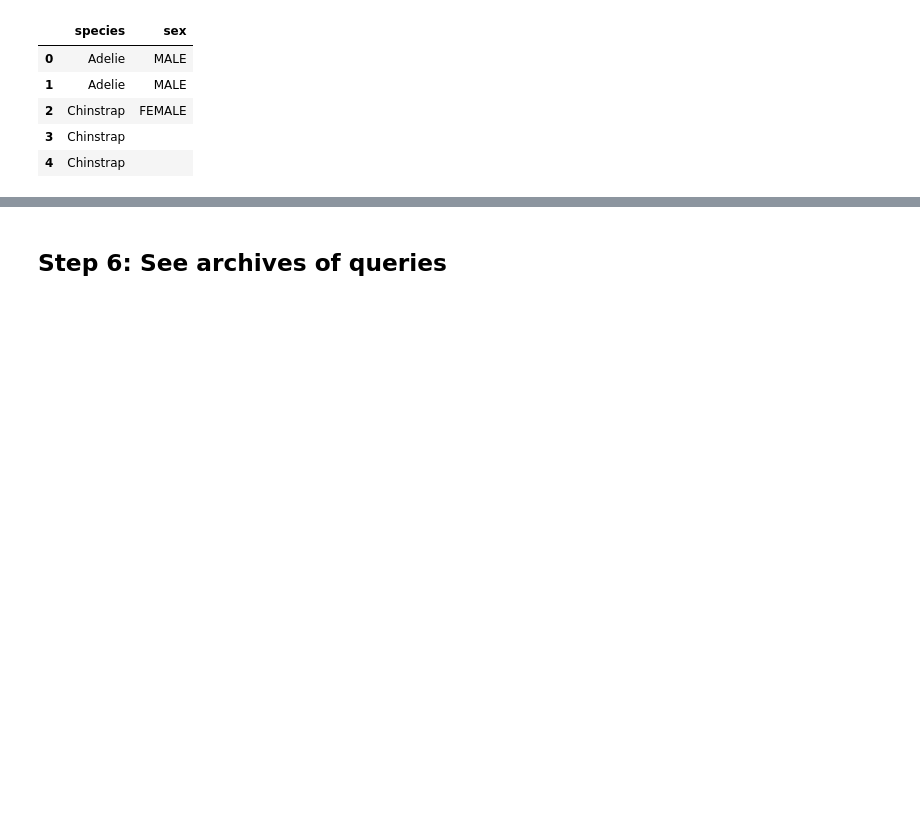
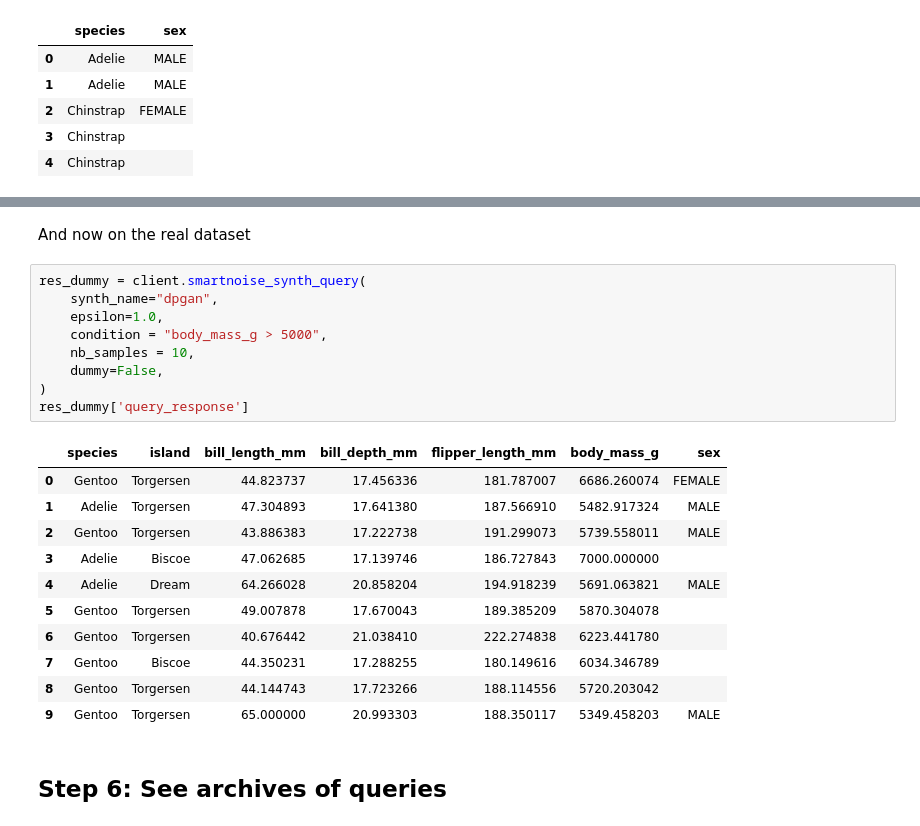
Before and after one commit to dscc-admin-ch/lomas, a Jupyter notebook: client/notebooks/Demo_Client_Notebook_Smartnoise-Synth.ipynb, the cells around one changed output, grey strips where cells are left out. Drawn from its saved outputs; the diff is of its cells as text; blank space fills up the shorter version.

```diff
--- a/client/notebooks/Demo_Client_Notebook_Smartnoise-Synth.ipynb
+++ b/client/notebooks/Demo_Client_Notebook_Smartnoise-Synth.ipynb
@@ -352,3 +504,26 @@ Server error status 422: {"ExternalLibraryException":"Error fitting model: sampl
+# %% [markdown]
+And now on the real dataset
+# %%
+res_dummy = client.smartnoise_synth_query(
+    synth_name="dpgan",
+    epsilon=1.0,
+    condition = "body_mass_g > 5000",
+    nb_samples = 10,
+    dummy=False,
+)
+res_dummy['query_response']
+# %% [output]
+|  | species | island | bill_length_mm | bill_depth_mm | flipper_length_mm | body_mass_g | sex |
+| 0 | Gentoo | Torgersen | 44.823737 | 17.456336 | 181.787007 | 6686.260074 | FEMALE |
+| 1 | Adelie | Torgersen | 47.304893 | 17.641380 | 187.566910 | 5482.917324 | MALE |
+| 2 | Gentoo | Torgersen | 43.886383 | 17.222738 | 191.299073 | 5739.558011 | MALE |
+| 3 | Adelie | Biscoe | 47.062685 | 17.139746 | 186.727843 | 7000.000000 |  |
+| 4 | Adelie | Dream | 64.266028 | 20.858204 | 194.918239 | 5691.063821 | MALE |
+| 5 | Gentoo | Torgersen | 49.007878 | 17.670043 | 189.385209 | 5870.304078 |  |
+| 6 | Gentoo | Torgersen | 40.676442 | 21.038410 | 222.274838 | 6223.441780 |  |
+| 7 | Gentoo | Biscoe | 44.350231 | 17.288255 | 180.149616 | 6034.346789 |  |
+| 8 | Gentoo | Torgersen | 44.144743 | 17.723266 | 188.114556 | 5720.203042 |  |
+| 9 | Gentoo | Torgersen | 65.000000 | 20.993303 | 188.350117 | 5349.458203 | MALE |
 # %% [markdown]
 ## Step 6: See archives of queries
 # %% [markdown]
```
Also changed, not shown: parts of 30 cells of this notebook.
